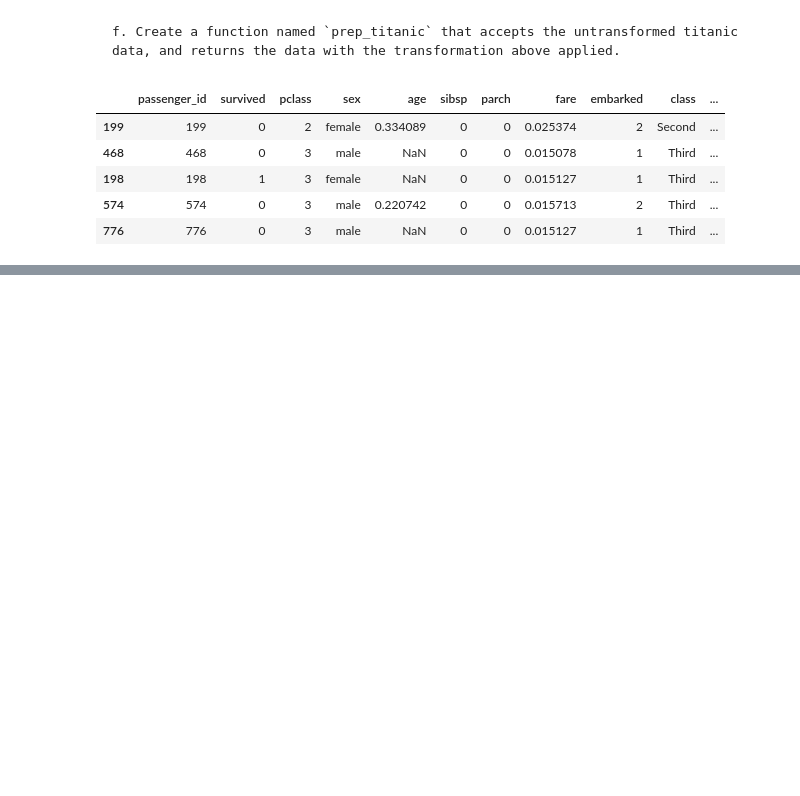
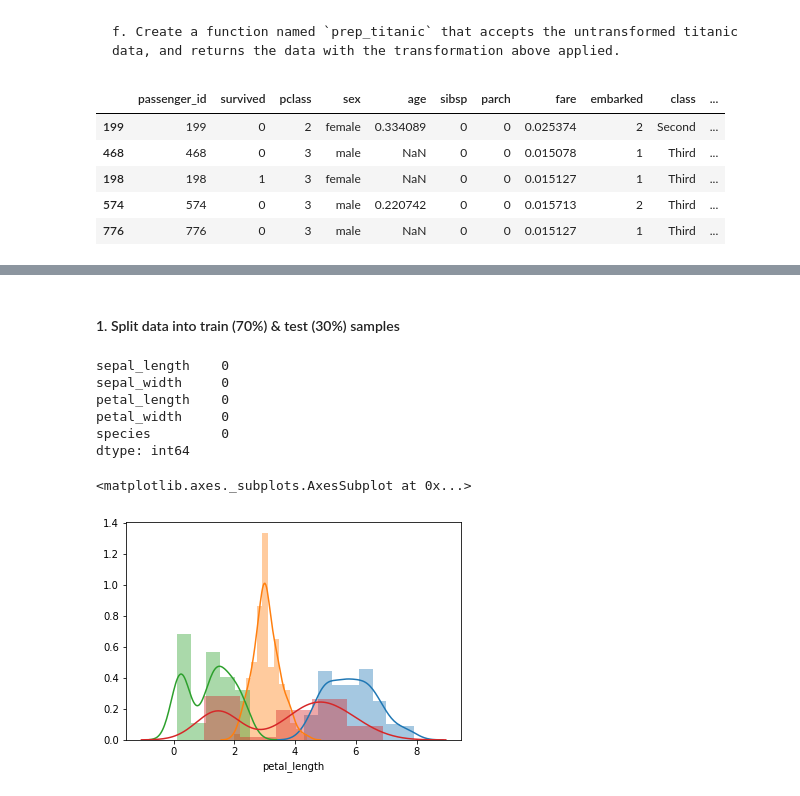
Before and after one commit to SaraPena/ds-methodologies-exercises, a Jupyter notebook: classification/classification_exercises.ipynb, the cells around one changed output, grey strips where cells are left out. Saved outputs shown, nothing was run; the diff lists cells and outputs as text; code cells hidden in the pictures; blank space fills up the shorter version.

```diff
--- a/classification/classification_exercises.ipynb
+++ b/classification/classification_exercises.ipynb
@@ -730,0 +798,2 @@ train.head()
+# %%
+df_iris, encoder = prepare.prep_iris(inverse_transform = True)
@@ -730,0 +820,2 @@ train.head()
+# %% [markdown]
+#### 1. Split data into train (70%) & test (30%) samples
@@ -730,0 +824,18 @@ train.head()
+# %%
+# Find null values.
+train.isnull().sum()
+# %% [output]
+sepal_length    0
+sepal_width     0
+petal_length    0
+petal_width     0
+species         0
+dtype: int64
+# %%
+sns.distplot(df_iris.sepal_length)
+sns.distplot(df_iris.sepal_width)
+sns.distplot(df_iris.petal_width)
+sns.distplot(df_iris.petal_length)
+# %% [output]
+<matplotlib.axes._subplots.AxesSubplot at 0x...>
+[figure, added]
```
Also changed, not shown: parts of 25 cells of this notebook.
